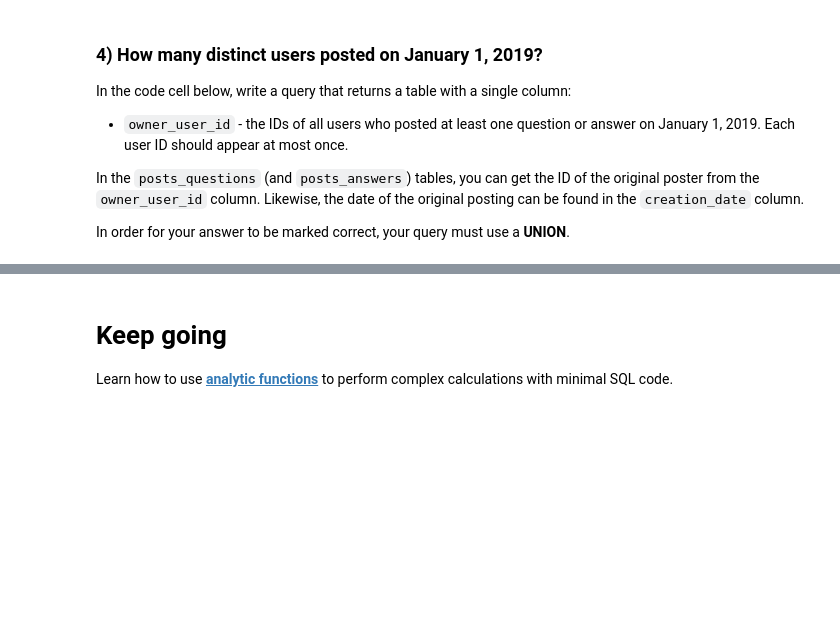
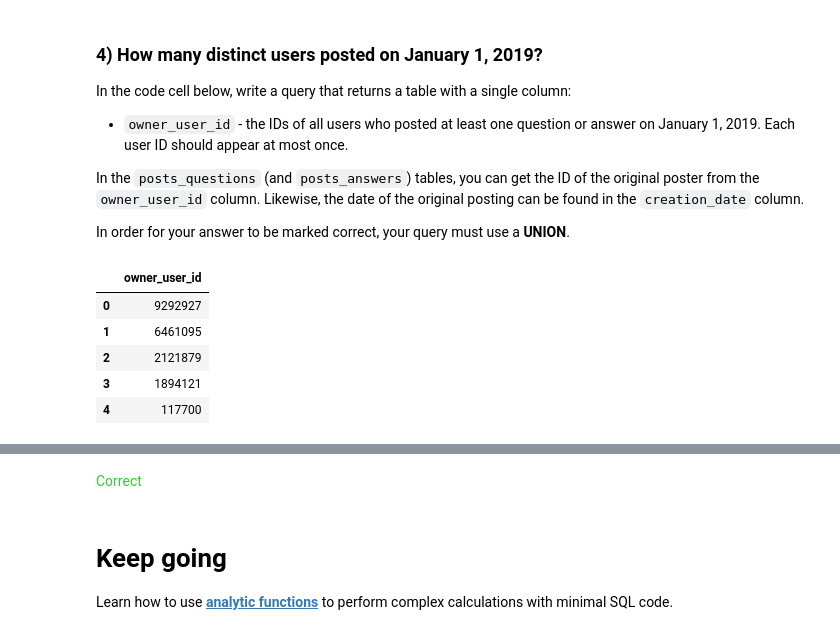
Before and after one commit to acasasis-dev/kaggle, a Jupyter notebook: advanced-sql/01-joins-and-unions/exercise/exercise-joins-and-unions.ipynb, the cells around one changed output, grey strips where cells are left out. Cells and saved outputs as stored; diff of their text form; code cells hidden in the pictures; blank space fills up the shorter version.

```diff
--- a/advanced-sql/01-joins-and-unions/exercise/exercise-joins-and-unions.ipynb
+++ b/advanced-sql/01-joins-and-unions/exercise/exercise-joins-and-unions.ipynb
@@ -194,0 +252,22 @@ q_4.check()
+# %%
+# Your code here
+all_users_query = """
+  SELECT owner_user_id FROM `bigquery-public-data.stackoverflow.posts_questions`
+	WHERE creation_date BETWEEN "2019-01-01" AND "2019-01-02"
+	UNION DISTINCT
+	SELECT owner_user_id FROM `bigquery-public-data.stackoverflow.posts_answers`
+	WHERE creation_date BETWEEN "2019-01-01" AND "2019-01-02"
+                  """
+
+all_users_query_job = client.query(all_users_query)
+all_users_result = all_users_query_job.to_dataframe()
+
+# Check your answer
+q_4.check()
+# %% [output]
+|  | owner_user_id |
+| 0 | 9292927 |
+| 1 | 6461095 |
+| 2 | 2121879 |
+| 3 | 1894121 |
+| 4 | 117700 |
@@ -195,3 +275,4 @@ q_4.check()
+<span style="color:#33cc33">Correct</span>
 # %% [markdown]
 # Keep going
 
```
Also changed, not shown: parts of 14 cells of this notebook.
